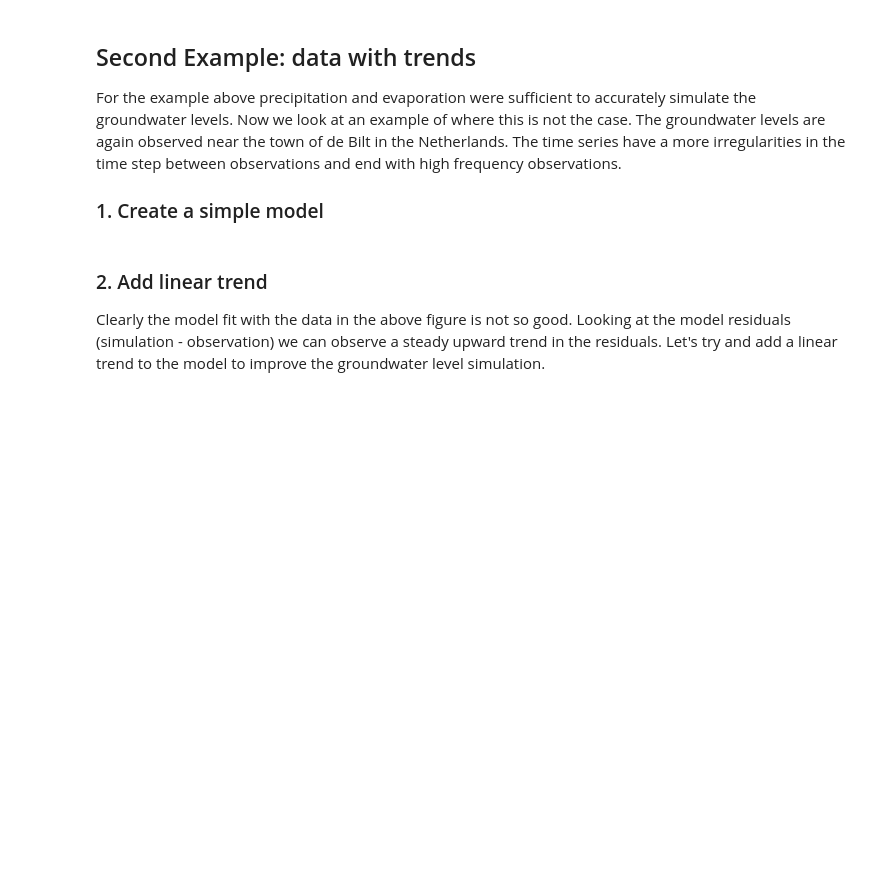
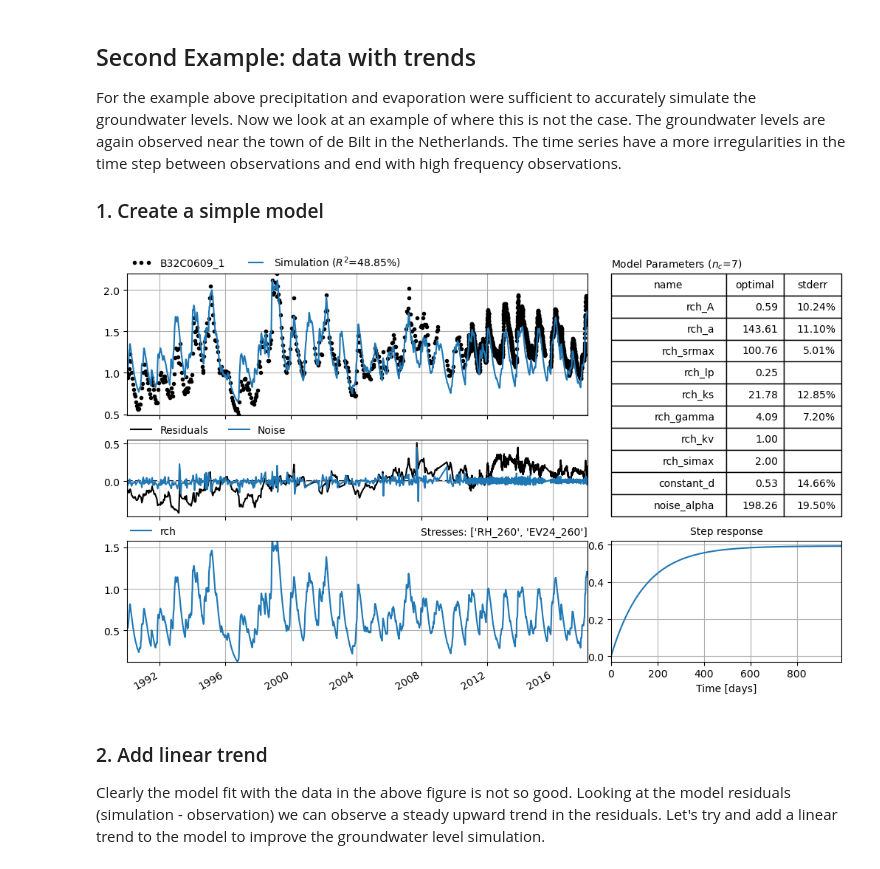
Before and after one commit to pastas/pastas, a Jupyter notebook: doc/examples/11_sgi_example.ipynb, the cells around one changed output. Cells and saved outputs as stored; diff of their text form; code cells hidden in the pictures; blank space fills up the shorter version.

```diff
--- a/doc/examples/11_sgi_example.ipynb
+++ b/doc/examples/11_sgi_example.ipynb
@@ -81,17 +95,19 @@ For the example above precipitation and evaporation were sufficient to  accurate
 ### 1. Create a simple model
 # %%
 # Loads heads and create Pastas model
-head2 = pd.read_csv("data/B32C0609001.csv", parse_dates=[0], index_col=0).squeeze()
+head2 = pd.read_csv("data/B32C0609001.csv", parse_dates=[0], index_col=0).squeeze().dropna()
 ml2 = ps.Model(head2)
 
 # Add a recharge model
 rch = ps.rch.FlexModel()
 rm = ps.RechargeModel(rain, evap, recharge=rch, rfunc=ps.Exponential, name="rch")
 ml2.add_stressmodel(rm)
 
 # Solve and plot the model
 ml2.solve(noise=True, tmin="1990", report=False)
 ml2.plots.results(figsize=(10, 6));
+# %% [output]
+[figure, added]
 # %% [markdown]
 ### 2. Add linear trend
 Clearly the model fit with the data in the above figure is not so good. Looking at the model residuals (simulation - observation) we can observe a steady upward trend in the residuals. Let's try and add a linear trend to the model to improve the groundwater level simulation.
```
Also changed, not shown: parts of 12 cells of this notebook, 14 other files.
